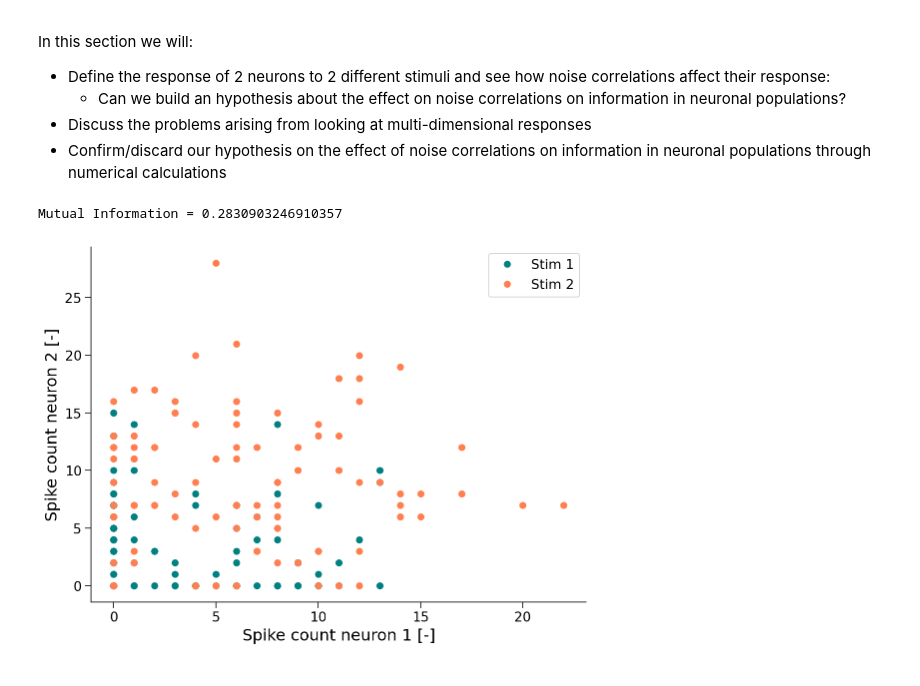
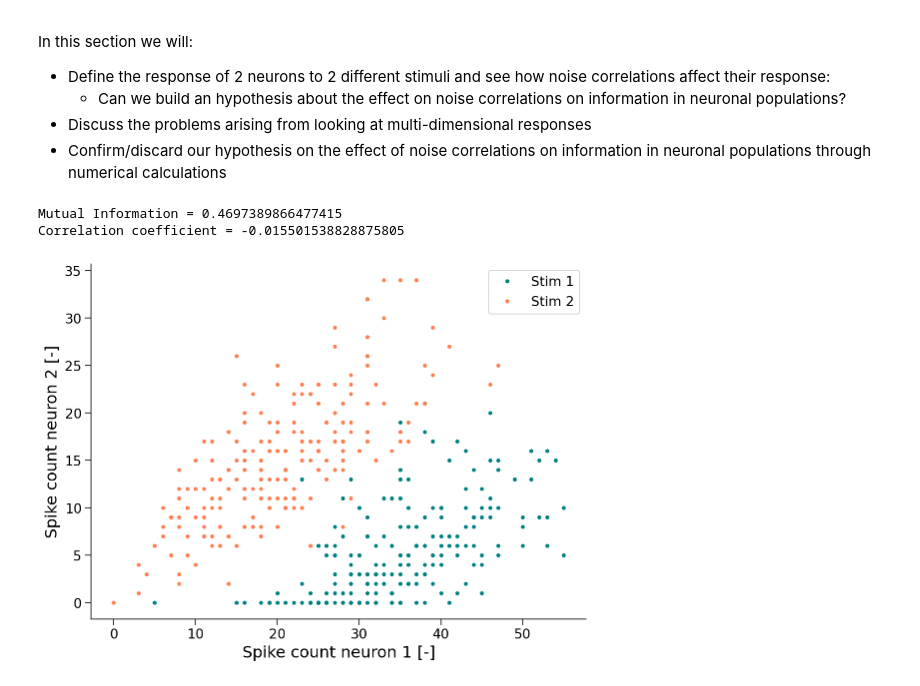
Before and after one commit to rmaffulli/MI_tutorial, a Jupyter notebook: MI_tutorial.ipynb, the cells around one changed output. Cells and saved outputs as stored; diff of their text form; code cells hidden in the pictures.

```diff
--- a/MI_tutorial.ipynb
+++ b/MI_tutorial.ipynb
@@ -599,11 +599,3 @@ In this section we will:
   - Can we build an hypothesis about the effect on noise correlations on information in neuronal populations?
 - Discuss the problems arising from looking at multi-dimensional responses
 - Confirm/discard our hypothesis on the effect of noise correlations on information in neuronal populations through numerical calculations
-# %%
-#@title Neuron 1 response {run: "auto" }
-n1_rate_1 = 1.5 #@param {type:"slider", min:1, max:10, step:0.5}
-n1_rate_2 = 7 #@param {type:"slider", min:1, max:10, step:0.5}
-# %%
-#@title Neuron 2 response {run: "auto" }
-n2_rate_1 = 3 #@param {type:"slider", min:1, max:10, step:0.5}
-n2_rate_2 = 8 #@param {type:"slider", min:1, max:10, step:0.5}
@@ -613,48 +602,73 @@ alpha = 0 #@param {type:"slider", min:0, max:1, step:0.1}
 # %%
-n_trials = 100
-sigma = 1
-n_bins = 5
-tm = np.linspace(0,1,100)
+#@title Noise correlation and MI {run: "auto" }
+case = "Case B" #@param ["Case A", "Case B"]
+if case == "Case A":
+  n1_rate_1 = 10
+  n1_rate_2 = 5
+  n2_rate_1 = 11
+  n2_rate_2 = 5
+  sign = [1, 1]
+else:
+  n1_rate_1 = 10
+  n1_rate_2 = 7
+  n2_rate_1 = 3
+  n2_rate_2 = 5
+  sign = [-1, 1]
+
+alpha = 1 #@param {type:"slider", min:0, max:1, step:0.1}
+
+n_trials = 200
+sigma = 0.5
+n_bins = 2
+tm = np.linspace(0,5,1000)
 rates = np.array([[n1_rate_1, n2_rate_1],
          [n1_rate_2, n2_rate_2]])
 sp_cnt_1 = np.zeros((2*n_trials,))
 sp_cnt_2 = np.zeros((2*n_trials,))
 sp_cnt = np.zeros((2*n_trials,2))
+therates = np.zeros((2*n_trials,2))
 binned_sp_cnt = np.zeros_like(sp_cnt)
 # build stimuli array
-stimuli = np.block([1+np.zeros((n_trials,)),2+np.zeros((n_trials,))])
+stimuli = np.zeros((2*n_trials,))
 # build response array
 for s in range(2):
   for i in range(0,n_trials):
+    noise_s = np.random.normal(2,1)
     for n in range(2):
-      noise_s = np.random.normal(0,1)
+      stimuli[s*n_trials+i] = s
+      therates[s*n_trials+i,n] = rates[s,n] - sigma*(rates[0,n] - rates[1,n])*\
+      (alpha*noise_s+np.sqrt(1-alpha**2)*np.random.normal(0,1))
       sp_cnt[s*n_trials+i,n] = np.sum(poisson_spike(tm,
-                                                    rates[s,n] + sigma*(rates[0,n] - rates[1,n])*(alpha*noise_s+np.sqrt(1-alpha**2)*np.random.normal(0,1))))
+                                                      rates[s,n] +
+                                                      sign[n]*sigma*(rates[0,n] - rates[1,n])*\
+                                                      (alpha*noise_s+np.sqrt(1.0-alpha**2.0)*np.random.normal(0,1))))
 
 # bin responses (independently for each neuron)
 for n in [0,1]:
   binned_sp_cnt[:,n] = bin_data(sp_cnt[:,n],n_bins,'eqspace')
 
 # transform response to 1D
 one_d_resps = np.zeros((binned_sp_cnt.shape[0],))
 unique_resps, p_x = np.unique(binned_sp_cnt, axis=0, return_counts=True)
 for i in range(binned_sp_cnt.shape[0]):
   unique_resp_id = np.where(np.all(unique_resps == binned_sp_cnt[i,:],axis=1))[0]
   one_d_resps[i] = unique_resp_id
-
 # plot responses
 scattercols = ['teal','coral']
 legends = ['Stim 1', 'Stim 2']
 for s in [0,1]:
   _ = plt.plot(sp_cnt[s*n_trials:s*n_trials+n_trials-1,0] , sp_cnt[s*n_trials:s*n_trials+n_trials-1,1] , 'o',
-               color=scattercols[s], label=legends[s])
+               markersize=3, color=scattercols[s], label=legends[s])
   _ = plt.xlabel("Spike count neuron 1 [-]")
 _ = plt.ylabel("Spike count neuron 2 [-]")
 _ = plt.legend()
 
 # calculate MI
 MI = mi(stimuli,one_d_resps)
 print("Mutual Information = " + str(MI))
+
+print("Correlation coefficient = " + str(np.corrcoef(sp_cnt,rowvar=False)[0,1]))
 # %% [output]
-Mutual Information = 0.2830903246910357
+Mutual Information = 0.4697389866477415
+Correlation coefficient = -0.015501538828875805
-[figure, old version]
+[figure, new version]
```
Also changed, not shown: parts of 8 cells of this notebook.
